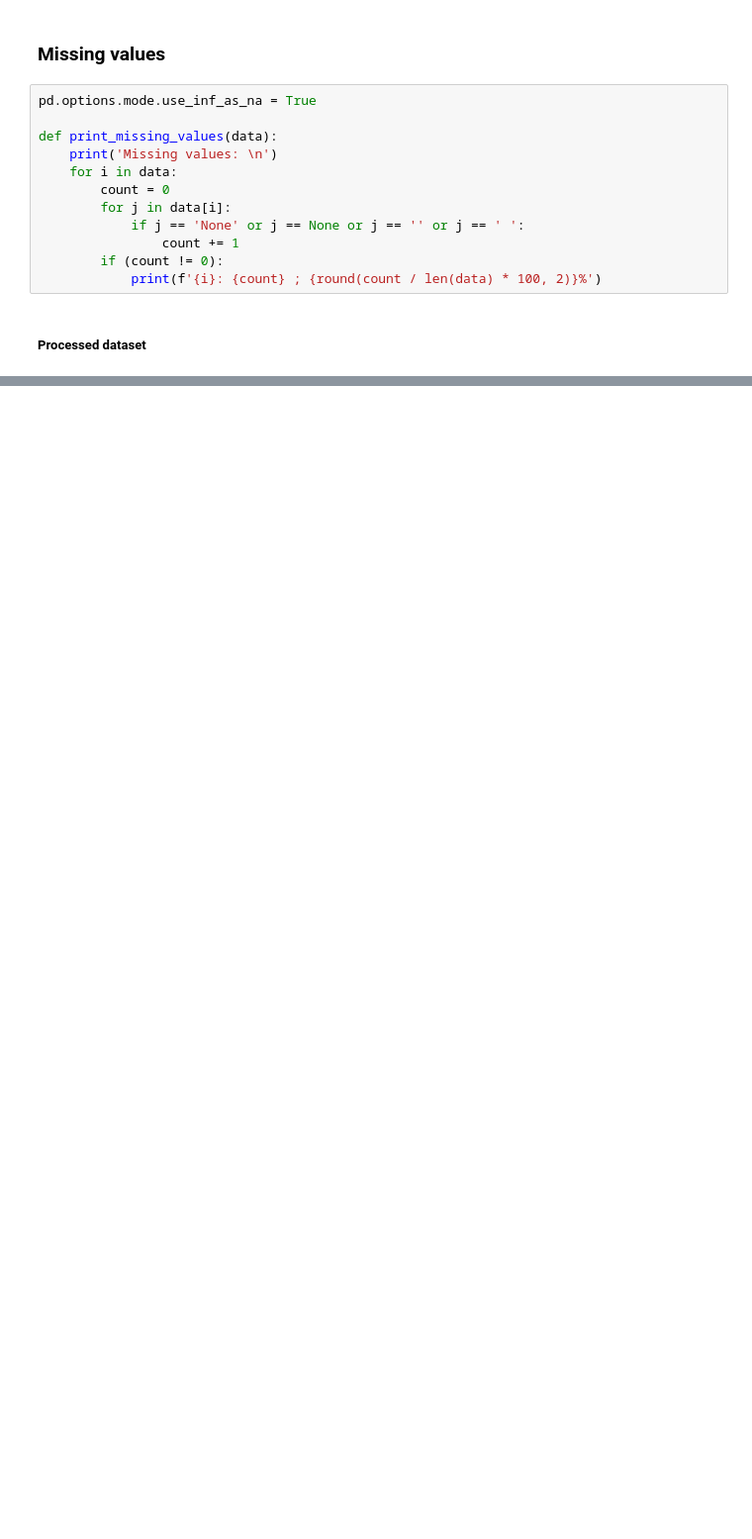
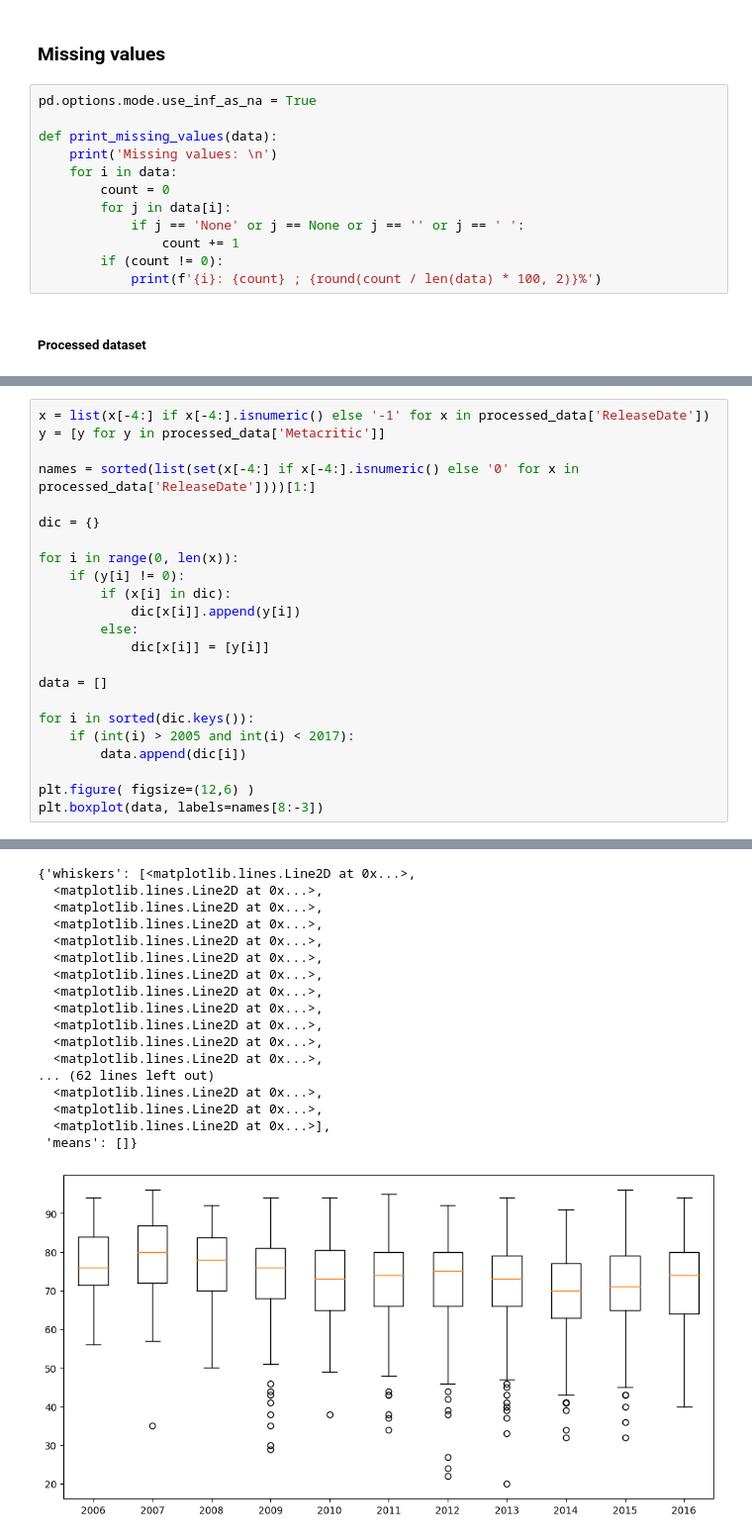
Before and after one commit to bdmendes/feup-pri-game-search, a Jupyter notebook: exploration/exploration_pos_process.ipynb, the cells around one changed output, grey strips where cells are left out. Shown at 99% size. Drawn from its saved outputs; the diff is of its cells as text; blank space fills up the shorter version.

```diff
--- a/exploration/exploration_pos_process.ipynb
+++ b/exploration/exploration_pos_process.ipynb
@@ -37,0 +67,24 @@ wikiData: 11053 ; 83.68%
+# %%
+x = list(x[-4:] if x[-4:].isnumeric() else '-1' for x in processed_data['ReleaseDate'])
+y = [y for y in processed_data['Metacritic']]
+
+names = sorted(list(set(x[-4:] if x[-4:].isnumeric() else '0' for x in processed_data['ReleaseDate'])))[1:]
+
+dic = {}
+
+for i in range(0, len(x)):
+    if (y[i] != 0):
+        if (x[i] in dic):
+            dic[x[i]].append(y[i])
+        else:
+            dic[x[i]] = [y[i]]
+
+data = []
+
+for i in sorted(dic.keys()):
+    if (int(i) > 2005 and int(i) < 2017):
+        data.append(dic[i])
+
+plt.figure( figsize=(12,6) )
+plt.boxplot(data, labels=names[8:-3])
+# %% [output]
@@ -37,0 +102,18 @@ wikiData: 11053 ; 83.68%
+{'whiskers': [<matplotlib.lines.Line2D at 0x...>,
+  <matplotlib.lines.Line2D at 0x...>,
+  <matplotlib.lines.Line2D at 0x...>,
+  <matplotlib.lines.Line2D at 0x...>,
+  <matplotlib.lines.Line2D at 0x...>,
+  <matplotlib.lines.Line2D at 0x...>,
+  <matplotlib.lines.Line2D at 0x...>,
+  <matplotlib.lines.Line2D at 0x...>,
+  <matplotlib.lines.Line2D at 0x...>,
+  <matplotlib.lines.Line2D at 0x...>,
+  <matplotlib.lines.Line2D at 0x...>,
+  <matplotlib.lines.Line2D at 0x...>,
+... (62 lines left out)
+  <matplotlib.lines.Line2D at 0x...>,
+  <matplotlib.lines.Line2D at 0x...>,
+  <matplotlib.lines.Line2D at 0x...>],
+ 'means': []}
+[figure, added]
```
Also changed, not shown: parts of 5 cells of this notebook, 1 other file.
